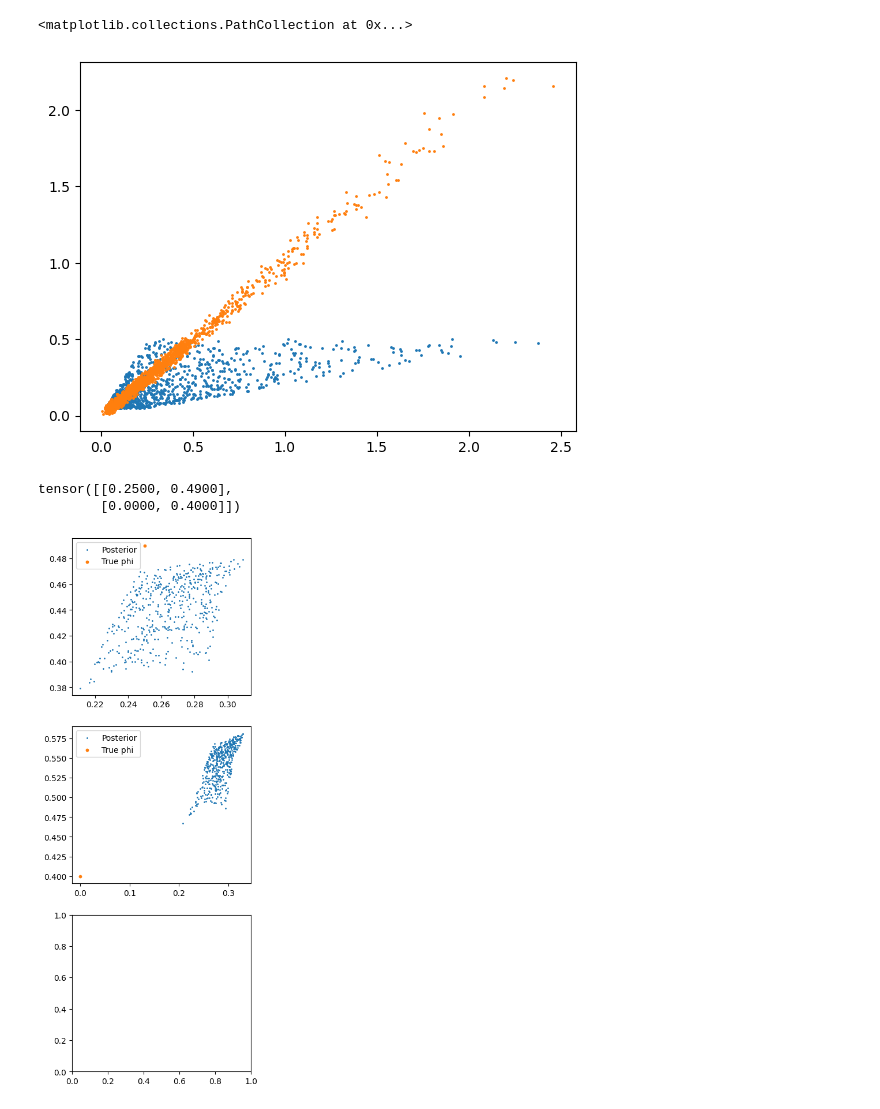
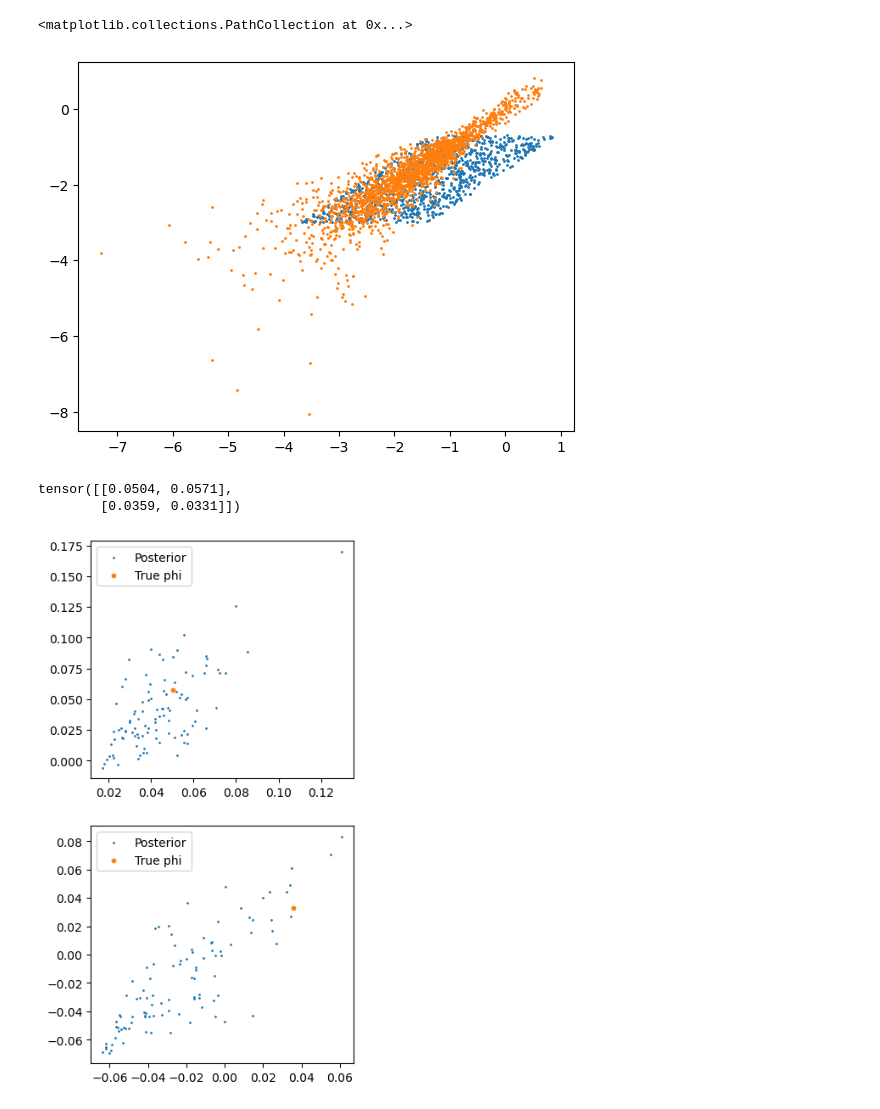
Before and after one commit to nidropakshin2/Amortized-learning, a Jupyter notebook: notebooks/SIR_flow.ipynb, the cells around one changed output. Cells and saved outputs as stored; diff of their text form; code cells hidden in the pictures.

```diff
--- a/notebooks/SIR_flow.ipynb
+++ b/notebooks/SIR_flow.ipynb
@@ -63,8 +63,6 @@ def simulate(phi, sir, T):
     return states
 
 sir = (1000, 100, 0)
-# phi = torch.tensor([[5, 5],
-#                     [10, 5]])
 phi = sample_prior(2)
 print(phi)
 x_0, x_1 = simulate(phi, sir, 90).cpu()
@@ -72,8 +70,8 @@ S, I, R = x_0[:, 0], x_0[:, 1], x_0[:, 2]
 plt.plot(S)
 plt.plot(I)
 plt.plot(R)
-# S, I, R = x_1[:, 0], x_1[:, 1], x_1[:, 2]
-# plt.plot(S)
-# plt.plot(I)
-# plt.plot(R)
+S, I, R = x_1[:, 0], x_1[:, 1], x_1[:, 2]
+plt.plot(S)
+plt.plot(I)
+plt.plot(R)
 # %% [output]
@@ -139,0 +151,7 @@ torch.Size([2, 90, 3]) torch.Size([2, 7])
+# %%
+phi = sample_prior(3000)
+x = simulate(phi, sir, 90)
+s = summary(x)
+_, ax = plt.subplots(s.shape[1], 1, sharey=True)
+for i in range(s.shape[1]):
+    ax[i].scatter(torch.log(phi[:, 0]), torch.log(phi[:, 1]), c=s[:, i], s=1)
@@ -162,7 +182,7 @@ class CondFlow(nn.Module):
         phi_mid = phi + self.forward(t=t_start, x=x, phi=phi) * (t_mid - t_start)
         return  phi + self.forward(t=t_mid, x=x, phi=phi_mid) * (t_end - t_start)
 
-model = CondFlow(2, 7, 16)
+model = CondFlow(2, 5, 16)
 beta, gamma = 5, 5
 sir = (1000, 100, 0)
 
@@ -356,45 +373,34 @@ Text(0.5, 1.0, 'gamma posterior')
 # %%
-# plt.scatter(torch.log(phi[:, 0]), torch.log(phi[:, 1]), s=1)
-# plt.scatter(torch.log(posterior[:, 0]), torch.log(posterior[:, 1]), s=1)
-plt.scatter(phi[:, 0], phi[:, 1], s=1)
-plt.scatter(posterior[:, 0], posterior[:, 1], s=1)
+plt.scatter(torch.log(phi[:, 0]), torch.log(phi[:, 1]), s=1)
+plt.scatter(torch.log(posterior[:, 0]), torch.log(posterior[:, 1]), s=1)
+# plt.scatter(phi[:, 0], phi[:, 1], s=1)
+# plt.scatter(posterior[:, 0], posterior[:, 1], s=1)
 # %% [output]
 <matplotlib.collections.PathCollection at 0x...>
-[figure, old version]
+[figure, new version]
 # %%
-def sample_posterior(phi, s, n_steps=10, n_samples=1000):
-    model.eval()
-    posterior = []
-    time_steps = torch.linspace(0.0, 1.0, n_steps + 1).to(device)
-    for i in range(n_samples):
-        pred_phi = torch.rand_like(phi).to(device)
-        for i in range(n_steps):
-            pred_phi = model.step(phi=pred_phi, x=s, t_start=time_steps[i], t_end=time_steps[i+1])
-        posterior.append(pred_phi[:, None, :])
-    return torch.cat(posterior, dim=1).detach()
-
 sir = (1000, 100, 0)
 
 # phi = sample_prior(4).to(device)
-phi = torch.tensor([[0.25, 0.49],
-        [0.0, 0.4]])
-#         [0.2145, 0.0758],
-#         [0.2145, 0.0758]])
+# phi = torch.tensor([[0.25, 0.49],
+#                     [0.0, 0.4]])
+phi = torch.tensor([[0.0504, 0.0571],
+                    [0.0359, 0.0331]])
 x = simulate(phi, sir, 90)
 s = summary(x).to(device)
 print(phi)
 
-_, ax = plt.subplots(phi.shape[0]+1, 1, figsize=(4, 4 * (phi.shape[0] + 1)))
+_, ax = plt.subplots(max(phi.shape[0], 2), 1, figsize=(4, 4 * (max(phi.shape[0], 2))))
 # steps = [4, 8, 16, 32, 64]
 for i in range(phi.shape[0]):
-    posterior = sample_posterior(phi, s, n_steps=32, n_samples=500).cpu()
+    posterior = sample_posterior(phi, s, n_steps=32, n_samples=100).cpu()
     # print(posterior)
     # ax[i].scatter(torch.log(posterior[:, 0]), torch.log(posterior[:, 1]), s=1, label=f"Posterior")
     # ax[i].scatter(torch.log(phi[:, 0]), torch.log(phi[:, 1]), s=10, label=f"True phi")
     ax[i].scatter(posterior[i, :, 0], posterior[i, :, 1], s=1, label=f"Posterior")
     ax[i].scatter(phi[i, 0].cpu(), phi[i, 1].cpu(), s=10, label=f"True phi")
     ax[i].legend()
 # %% [output]
-tensor([[0.2500, 0.4900],
-        [0.0000, 0.4000]])
+tensor([[0.0504, 0.0571],
+        [0.0359, 0.0331]])
-[figure, old version]
+[figure, new version]
```
Also changed, not shown: parts of 14 cells of this notebook.
